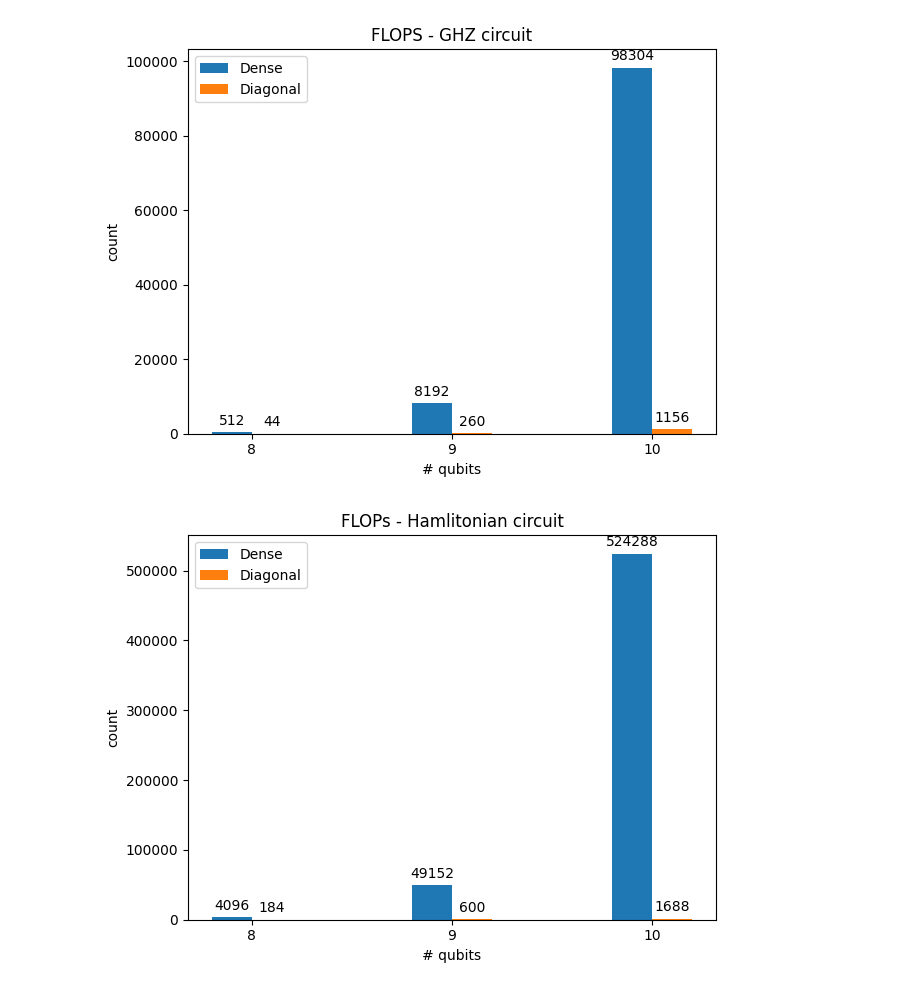
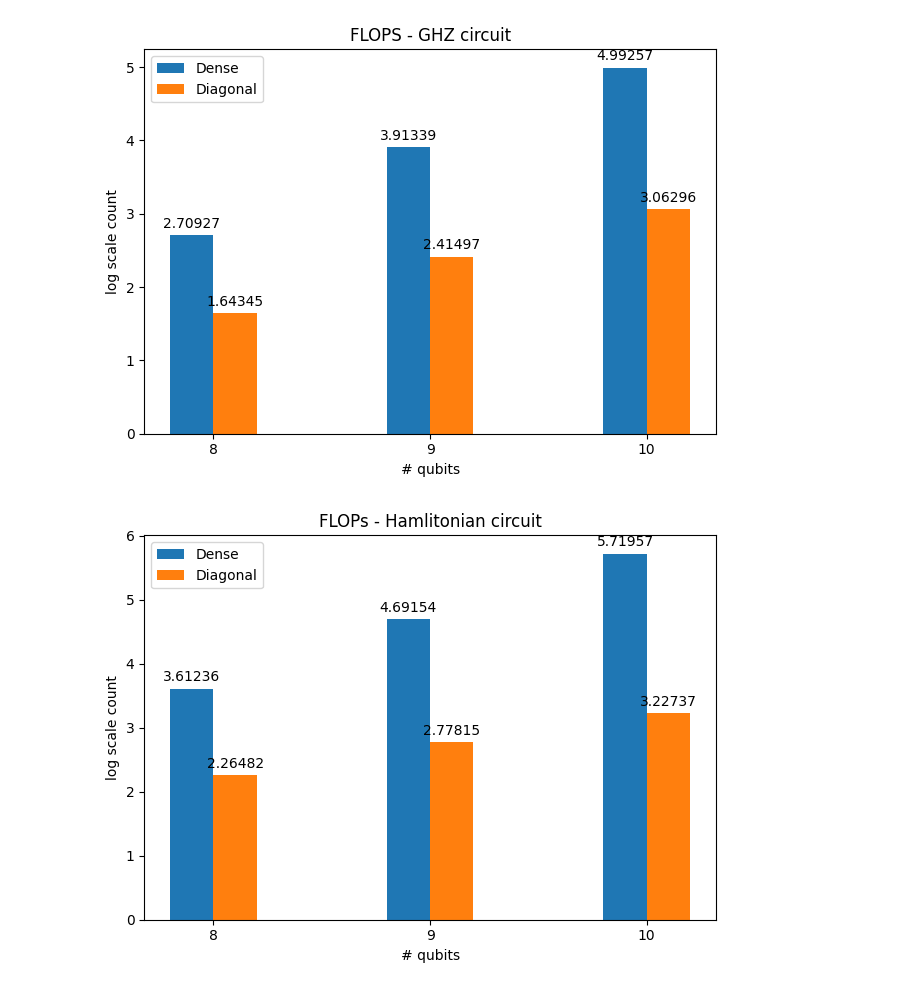
Before and after one commit to srikarchundury/diaq, a Jupyter notebook: benchmarks/analyze.ipynb, the cells around one changed output. Cells and saved outputs as stored; diff of their text form; code cells hidden in the pictures.

```diff
--- a/benchmarks/analyze.ipynb
+++ b/benchmarks/analyze.ipynb
@@ -35,11 +35,11 @@ x = np.arange(len(labels))  # the label locations
 width = 0.2  # the width of the bars
 
 fig, ax = plt.subplots()
-rects1 = ax.bar(x - width/2, y1[:3], width, label='Dense')
-rects2 = ax.bar(x + width/2, y2[:3], width, label='Diagonal')
+rects1 = ax.bar(x - width/2, [math.log(x,10) for x in y1[:3]], width, label='Dense')
+rects2 = ax.bar(x + width/2, [math.log(x,10) for x in y2[:3]], width, label='Diagonal')
 
 # Add some text for labels, title and custom x-axis tick labels, etc.
-ax.set_ylabel('count')
+ax.set_ylabel('log scale count')
 ax.set_xlabel('# qubits')
 ax.set_title('FLOPS - GHZ circuit')
 ax.set_xticks(x, labels)
@@ -52,39 +52,39 @@ fig.tight_layout()
 
 plt.show()
 # %% [output]
-[figure, old version]
+[figure, new version]
 # %%
 y3, z3 = get_add_mul_lists("ham", "dense")
 y4, z4 = get_add_mul_lists("ham", "sparse")
 # %%
 import matplotlib.pyplot as plt
 import numpy as np
 
 
 labels = ["8", "9", "10"]
 
 x = np.arange(len(labels))  # the label locations
 width = 0.2  # the width of the bars
 
 fig, ax = plt.subplots()
-rects1 = ax.bar(x - width/2, y3[:3], width, label='Dense')
-rects2 = ax.bar(x + width/2, y4[:3], width, label='Diagonal')
+rects1 = ax.bar(x - width/2, [math.log(x,10) for x in y3[:3]], width, label='Dense')
+rects2 = ax.bar(x + width/2, [math.log(x,10) for x in y4[:3]], width, label='Diagonal')
 
 # Add some text for labels, title and custom x-axis tick labels, etc.
-ax.set_ylabel('count')
+ax.set_ylabel('log scale count')
 ax.set_xlabel('# qubits')
 ax.set_title('FLOPs - Hamlitonian circuit')
 ax.set_xticks(x, labels)
 ax.legend()
 
 ax.bar_label(rects1, padding=3)
 ax.bar_label(rects2, padding=3)
 
 fig.tight_layout()
 
 plt.show()
 # %% [output]
-[figure, old version]
+[figure, new version]
 # %%
 y5, z5 = get_add_mul_lists("mermin_bell", "dense")
 y6, z6 = get_add_mul_lists("mermin_bell", "sparse")
```
Also changed, not shown: parts of 2 cells of this notebook, 7 other files.
